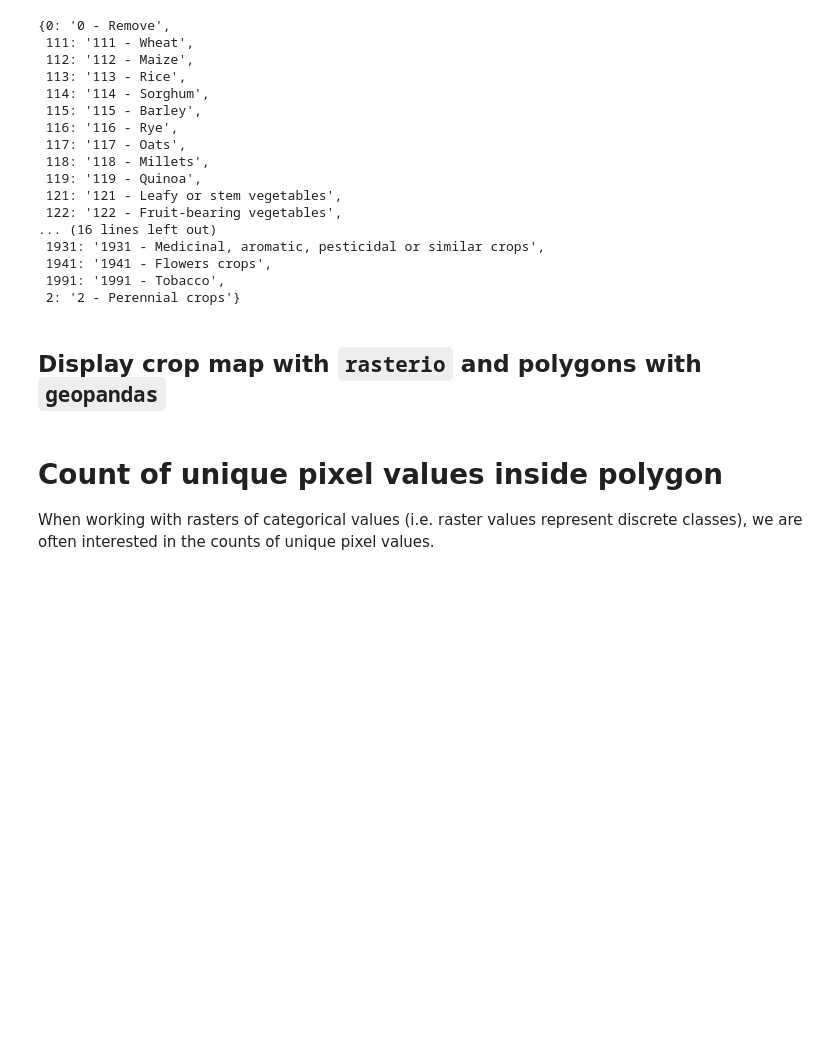
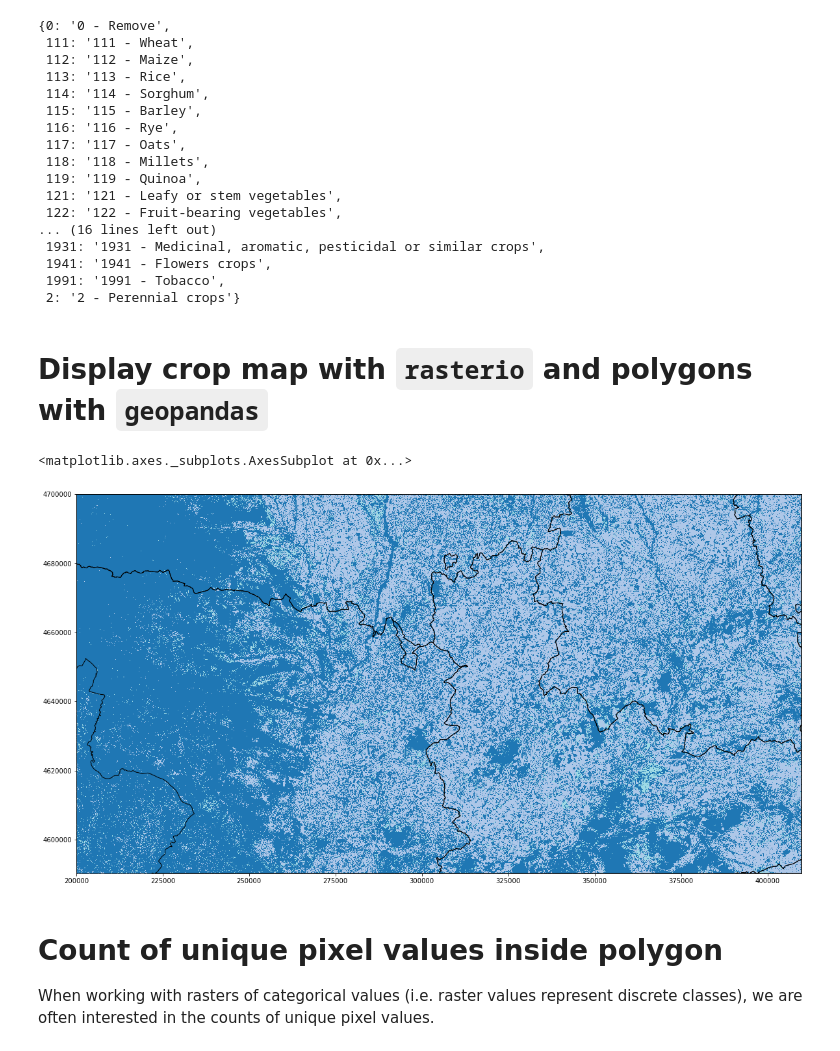
Before and after one commit to nicolasdeffense/eo-toolbox, a Jupyter notebook: notebooks/count_frequency_pixels.ipynb, the cells around one changed output. Drawn from its saved outputs; the diff is of its cells as text; code cells hidden in the pictures; blank space fills up the shorter version.

```diff
--- a/notebooks/count_frequency_pixels.ipynb
+++ b/notebooks/count_frequency_pixels.ipynb
@@ -115,15 +128,18 @@ dict_rename
  1991: '1991 - Tobacco',
  2: '2 - Perennial crops'}
 # %% [markdown]
-## Display crop map with `rasterio` and polygons with `geopandas`
+# Display crop map with `rasterio` and polygons with `geopandas`
 # %%
-#src = rasterio.open(crop_map, "r")
+src = rasterio.open(crop_map, "r")
 
-#fig, ax = plt.subplots(1, figsize=(20, 20))
+fig, ax = plt.subplots(1, figsize=(20, 20))
 
-#rasterio.plot.show(src, cmap='tab20', ax=ax)
+rasterio.plot.show(src, cmap='tab20', ax=ax)
 
-#gdf.plot(facecolor='none', edgecolor='black',ax=ax)
+gdf.plot(facecolor='none', edgecolor='black',ax=ax)
+# %% [output]
+<matplotlib.axes._subplots.AxesSubplot at 0x...>
+[figure, added]
 # %% [markdown]
 # Count of unique pixel values inside polygon
 
```
Also changed, not shown: parts of 9 cells of this notebook, 14 other files.
